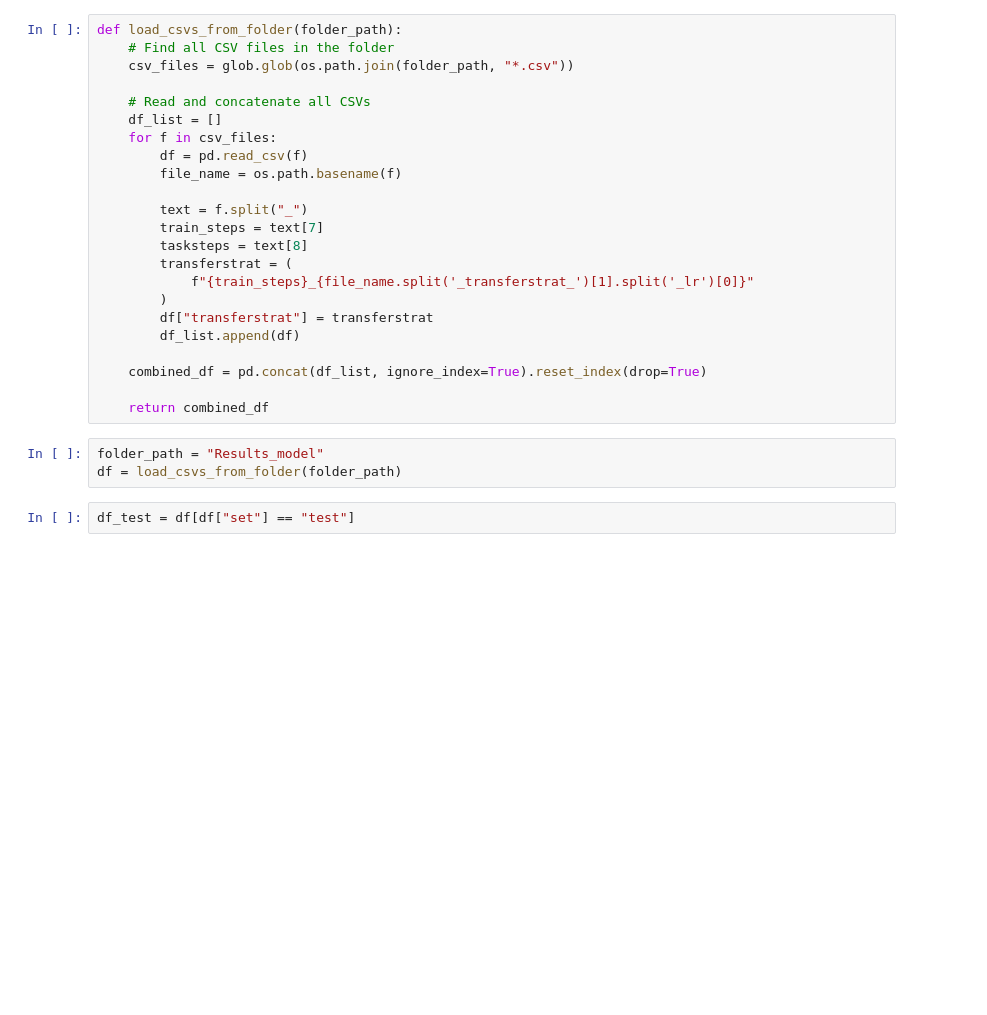
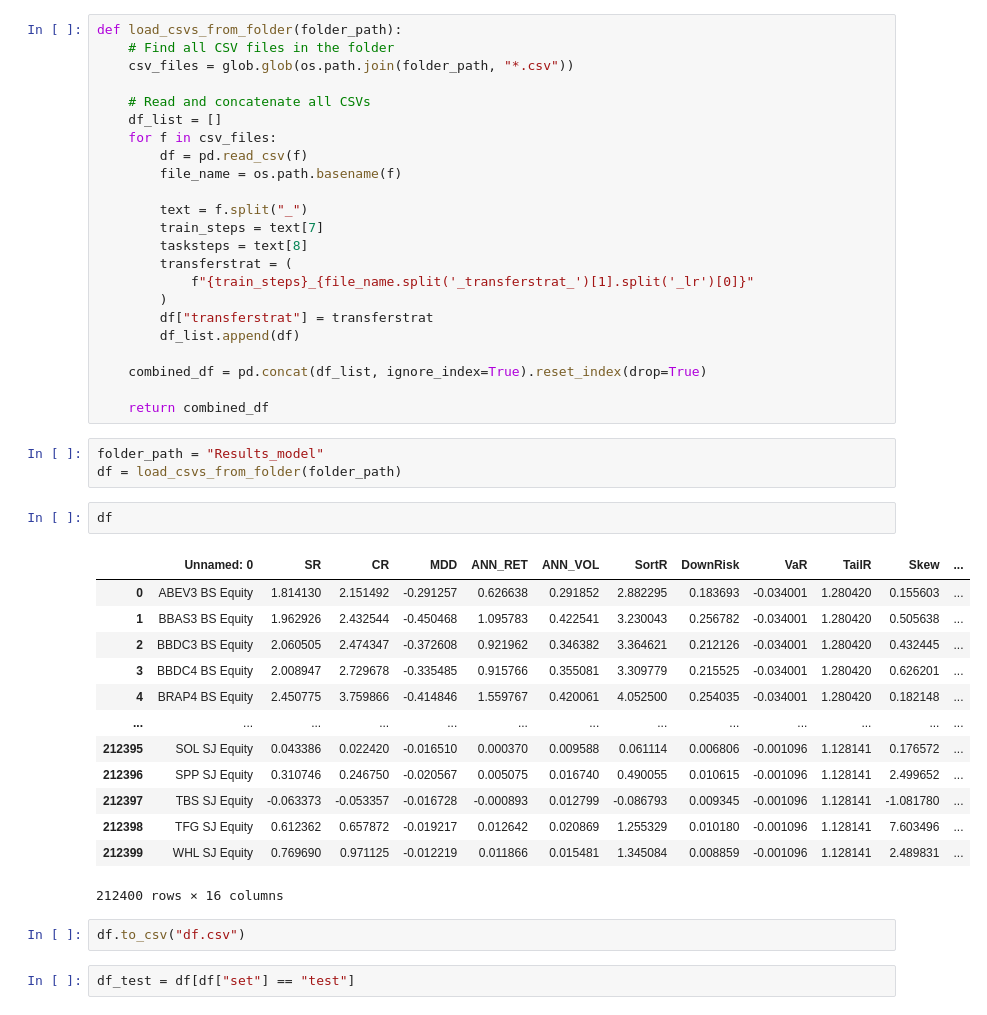
Before and after one commit to ducnguyen1014/QuantNet, a Jupyter notebook: main.ipynb, the cells around one changed output. Cells and saved outputs as stored; diff of their text form; blank space fills up the shorter version.

```diff
--- a/main.ipynb
+++ b/main.ipynb
@@ -31,6 +31,24 @@ def load_csvs_from_folder(folder_path):
 # %%
 folder_path = "Results_model"
 df = load_csvs_from_folder(folder_path)
+# %%
+df
+# %% [output]
+|  | Unnamed: 0 | SR | CR | MDD | ANN_RET | ANN_VOL | SortR | DownRisk | VaR | TailR | Skew | ... |
+| 0 | ABEV3 BS Equity | 1.814130 | 2.151492 | -0.291257 | 0.626638 | 0.291852 | 2.882295 | 0.183693 | -0.034001 | 1.280420 | 0.155603 | ... |
+| 1 | BBAS3 BS Equity | 1.962926 | 2.432544 | -0.450468 | 1.095783 | 0.422541 | 3.230043 | 0.256782 | -0.034001 | 1.280420 | 0.505638 | ... |
+| 2 | BBDC3 BS Equity | 2.060505 | 2.474347 | -0.372608 | 0.921962 | 0.346382 | 3.364621 | 0.212126 | -0.034001 | 1.280420 | 0.432445 | ... |
+| 3 | BBDC4 BS Equity | 2.008947 | 2.729678 | -0.335485 | 0.915766 | 0.355081 | 3.309779 | 0.215525 | -0.034001 | 1.280420 | 0.626201 | ... |
+| 4 | BRAP4 BS Equity | 2.450775 | 3.759866 | -0.414846 | 1.559767 | 0.420061 | 4.052500 | 0.254035 | -0.034001 | 1.280420 | 0.182148 | ... |
+| ... | ... | ... | ... | ... | ... | ... | ... | ... | ... | ... | ... | ... |
+| 212395 | SOL SJ Equity | 0.043386 | 0.022420 | -0.016510 | 0.000370 | 0.009588 | 0.061114 | 0.006806 | -0.001096 | 1.128141 | 0.176572 | ... |
+| 212396 | SPP SJ Equity | 0.310746 | 0.246750 | -0.020567 | 0.005075 | 0.016740 | 0.490055 | 0.010615 | -0.001096 | 1.128141 | 2.499652 | ... |
+| 212397 | TBS SJ Equity | -0.063373 | -0.053357 | -0.016728 | -0.000893 | 0.012799 | -0.086793 | 0.009345 | -0.001096 | 1.128141 | -1.081780 | ... |
+| 212398 | TFG SJ Equity | 0.612362 | 0.657872 | -0.019217 | 0.012642 | 0.020869 | 1.255329 | 0.010180 | -0.001096 | 1.128141 | 7.603496 | ... |
+| 212399 | WHL SJ Equity | 0.769690 | 0.971125 | -0.012219 | 0.011866 | 0.015481 | 1.345084 | 0.008859 | -0.001096 | 1.128141 | 2.489831 | ... |
+212400 rows × 16 columns
+# %%
+df.to_csv("df.csv")
 # %%
 df_test = df[df["set"] == "test"]
 # %%
```
Also changed, not shown: parts of 10 cells of this notebook, 2 other files.
